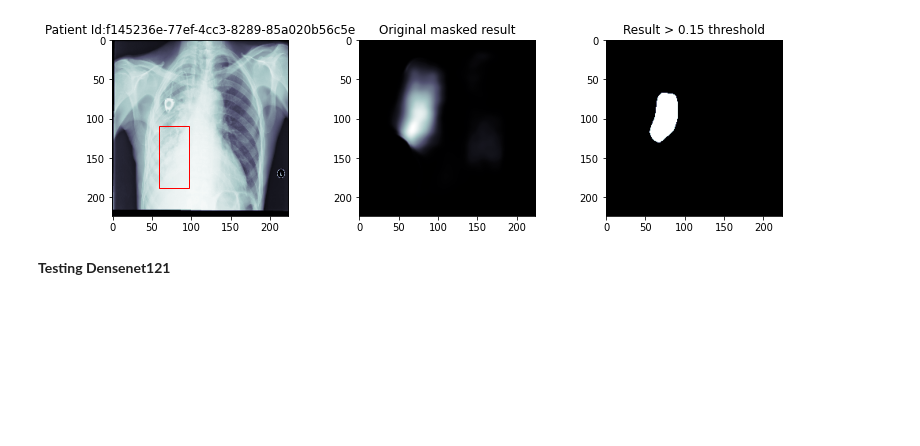
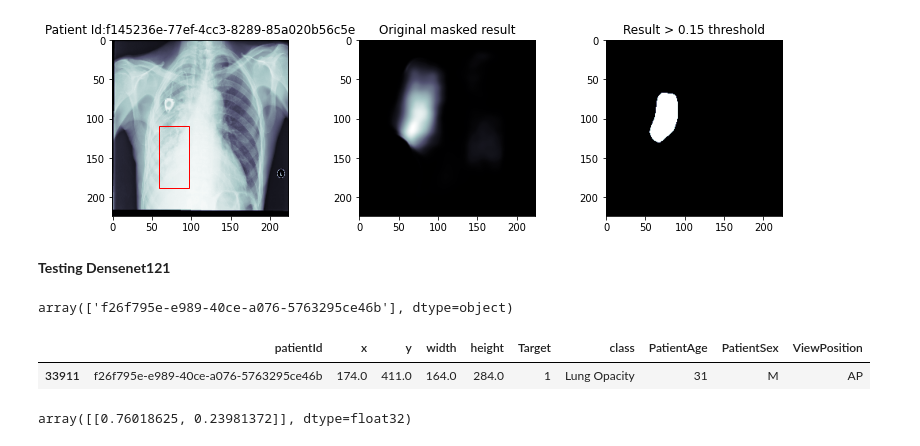
Before and after one commit to arvindhvasu/GL_Pneumonia_Detection, a Jupyter notebook: code/model_final_1.ipynb, the cells around one changed output. Drawn from its saved outputs; the diff is of its cells as text; code cells hidden in the pictures; blank space fills up the shorter version.

```diff
--- a/code/model_final_1.ipynb
+++ b/code/model_final_1.ipynb
@@ -766,2 +796,11 @@ test_gen_1 = DataGenerator(valid_test_patient_Ids[:10], valid_img_path, valid_te
+# %%
+valid_test_patient_Ids[3:4]
+# %% [output]
+array(['f26f795e-e989-40ce-a076-5763295ce46b'], dtype=object)
+# %%
+valid_test_df[valid_test_df.patientId == 'f26f795e-e989-40ce-a076-5763295ce46b']
+# %% [output]
+|  | patientId | x | y | width | height | Target | class | PatientAge | PatientSex | ViewPosition |
+| 33911 | f26f795e-e989-40ce-a076-5763295ce46b | 174.0 | 411.0 | 164.0 | 284.0 | 1 | Lung Opacity | 31 | M | AP |
 # %%
 ## Dataset for prediction
@@ -776,0 +810,4 @@ valid_test_df[valid_test_df.patientId == '86fc83c3-8e28-4119-af14-31996bfea86b']
+# %%
+result_DN
+# %% [output]
+array([[0.76018625, 0.23981372]], dtype=float32)
```
Also changed, not shown: parts of 13 cells of this notebook.
